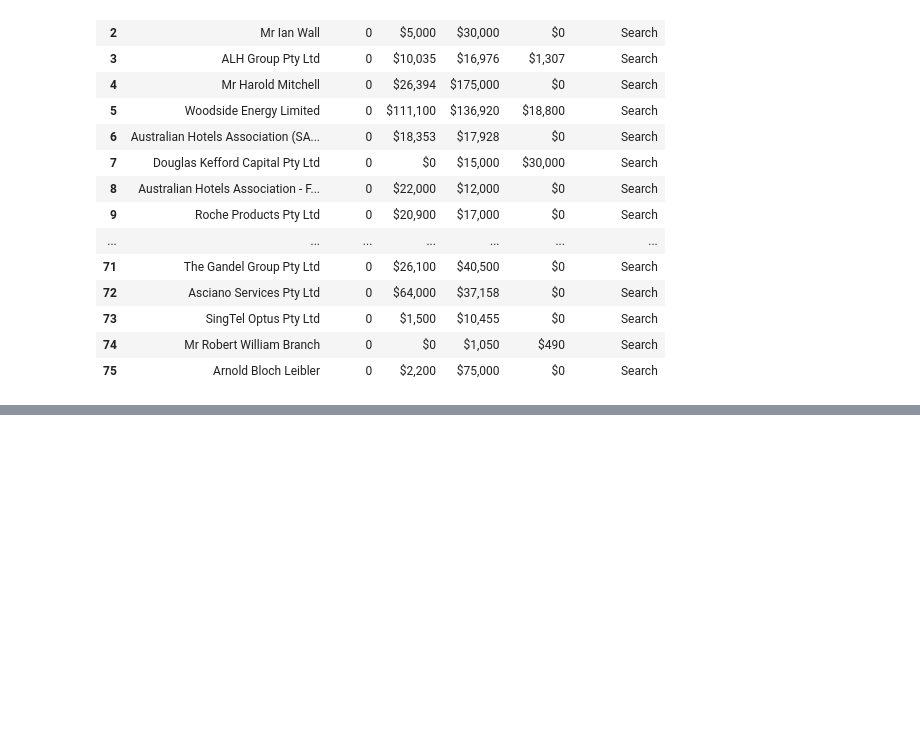
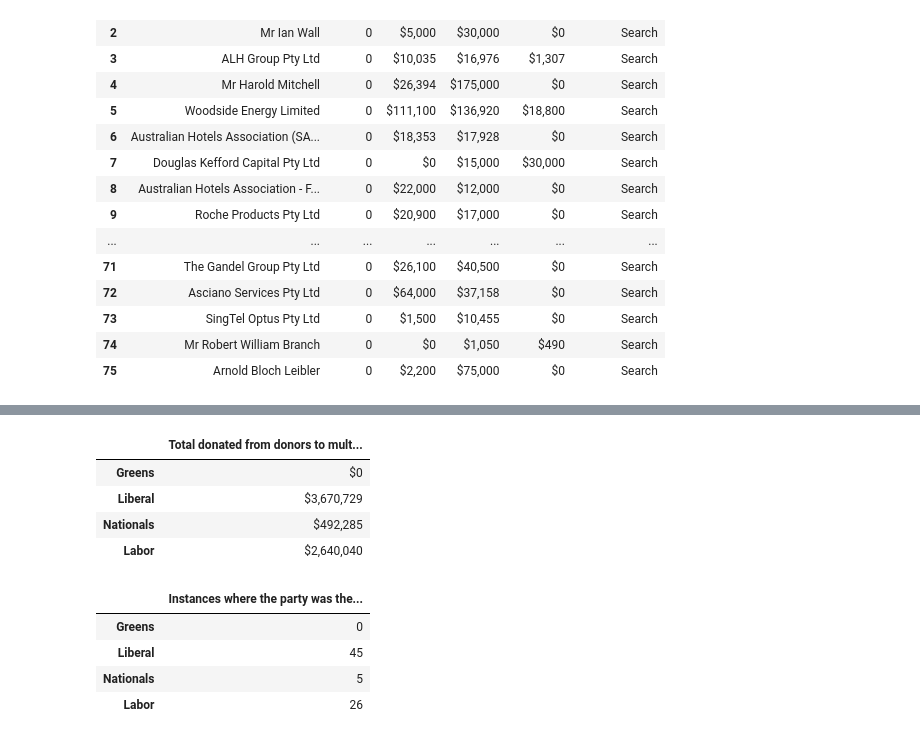
Before and after one commit to adamjoshuagray/Australian-Political-Donations, a Jupyter notebook: Donations 2014-2015.ipynb, the cells around one changed output, grey strips where cells are left out. Drawn from its saved outputs; the diff is of its cells as text; code cells hidden in the pictures; blank space fills up the shorter version.

Commit message:
Added multi-donor breakdown

```diff
--- a/Donations 2014-2015.ipynb
+++ b/Donations 2014-2015.ipynb
@@ -214,0 +219,29 @@ Number of entities dontating above the reportable threshold ($12,800) to multipl
+# %%
+def largest_recipient(row):
+    mx = max([k for k in row if type(k) is float])
+    largest = ''
+    largest_key = [key for key, value in row.items() if value == mx][0]
+    return largest_key
+
+multi_donor_df['Largest'] = multi_donor_df.apply(largest_recipient, axis=1)
+largest_recipients = {}
+for party in donations.keys():
+    largest_recipients[party] = len(multi_donor_df[multi_donor_df['Largest'] == party])
+largest_recipients = pd.DataFrame(list(largest_recipients.values()), list(largest_recipients.keys()),
+                                  columns=['Instances where the party was the largest recipient'])
+multi_party_sums = pd.DataFrame(multi_donor_df[list(donations.keys())].sum(),
+                                columns=['Total donated from donors to multiple parties'])
+# %%
+display(multi_party_sums)
+display(largest_recipients)
+# %% [output]
+|  | Total donated from donors to mult... |
+| Greens | $0 |
+| Liberal | $3,670,729 |
+| Nationals | $492,285 |
+| Labor | $2,640,040 |
+|  | Instances where the party was the... |
+| Greens | 0 |
+| Liberal | 45 |
+| Nationals | 5 |
+| Labor | 26 |
```
Also changed, not shown: parts of 1 cell of this notebook.
